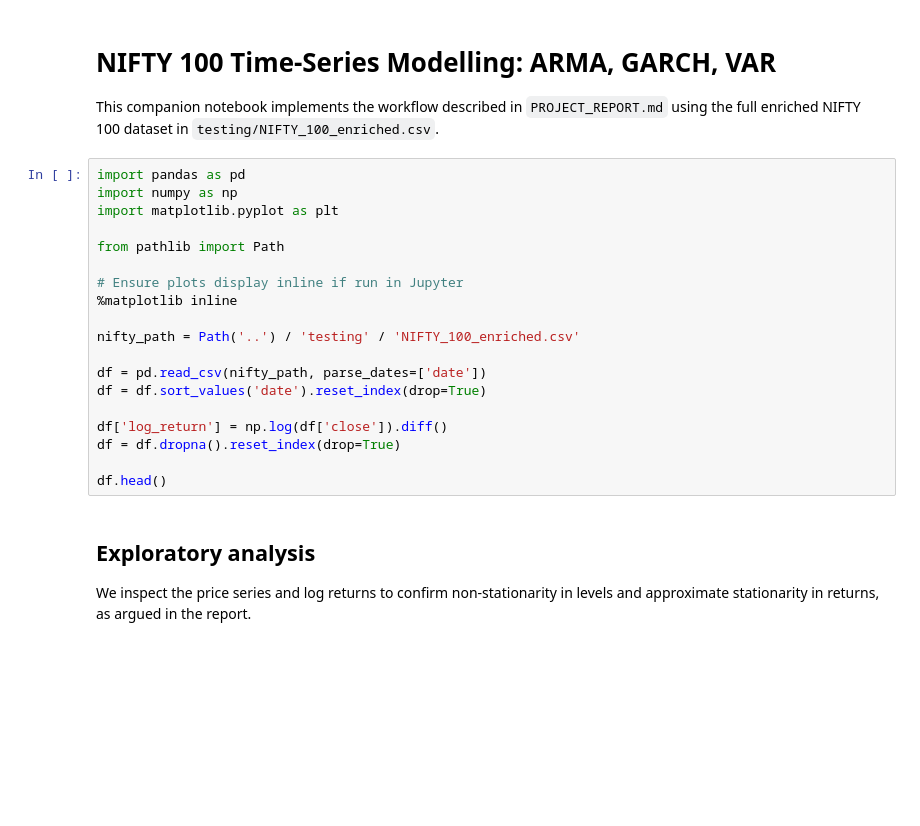
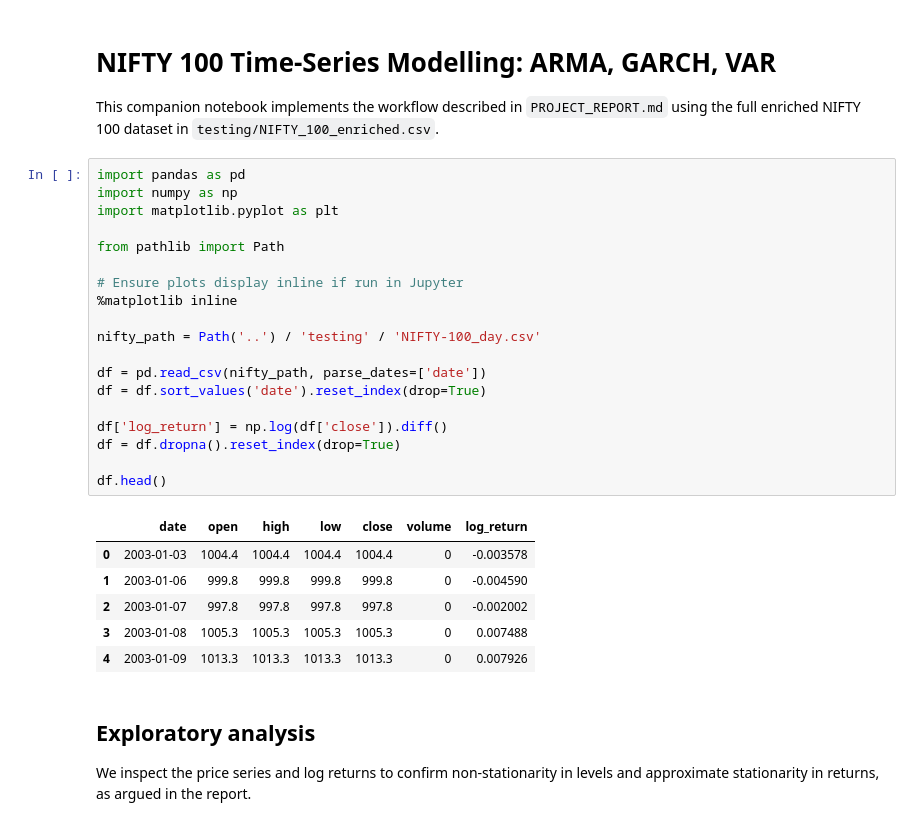
Before and after one commit to Prago2001/time-series-analysis, a Jupyter notebook: tutorials/09_nifty_arma_garch_var.ipynb, the cells around one changed output. Drawn from its saved outputs; the diff is of its cells as text; blank space fills up the shorter version.

```diff
--- a/tutorials/09_nifty_arma_garch_var.ipynb
+++ b/tutorials/09_nifty_arma_garch_var.ipynb
@@ -5,22 +5,29 @@ This companion notebook implements the workflow described in `PROJECT_REPORT.md`
 # %%
 import pandas as pd
 import numpy as np
 import matplotlib.pyplot as plt
 
 from pathlib import Path
 
 # Ensure plots display inline if run in Jupyter
 %matplotlib inline
 
-nifty_path = Path('..') / 'testing' / 'NIFTY_100_enriched.csv'
+nifty_path = Path('..') / 'testing' / 'NIFTY-100_day.csv'
 
 df = pd.read_csv(nifty_path, parse_dates=['date'])
 df = df.sort_values('date').reset_index(drop=True)
 
 df['log_return'] = np.log(df['close']).diff()
 df = df.dropna().reset_index(drop=True)
 
 df.head()
+# %% [output]
+|  | date | open | high | low | close | volume | log_return |
+| 0 | 2003-01-03 | 1004.4 | 1004.4 | 1004.4 | 1004.4 | 0 | -0.003578 |
+| 1 | 2003-01-06 | 999.8 | 999.8 | 999.8 | 999.8 | 0 | -0.004590 |
+| 2 | 2003-01-07 | 997.8 | 997.8 | 997.8 | 997.8 | 0 | -0.002002 |
+| 3 | 2003-01-08 | 1005.3 | 1005.3 | 1005.3 | 1005.3 | 0 | 0.007488 |
+| 4 | 2003-01-09 | 1013.3 | 1013.3 | 1013.3 | 1013.3 | 0 | 0.007926 |
 # %% [markdown]
 ## Exploratory analysis
 
```
Also changed, not shown: parts of 3 cells of this notebook, 1 other file.
